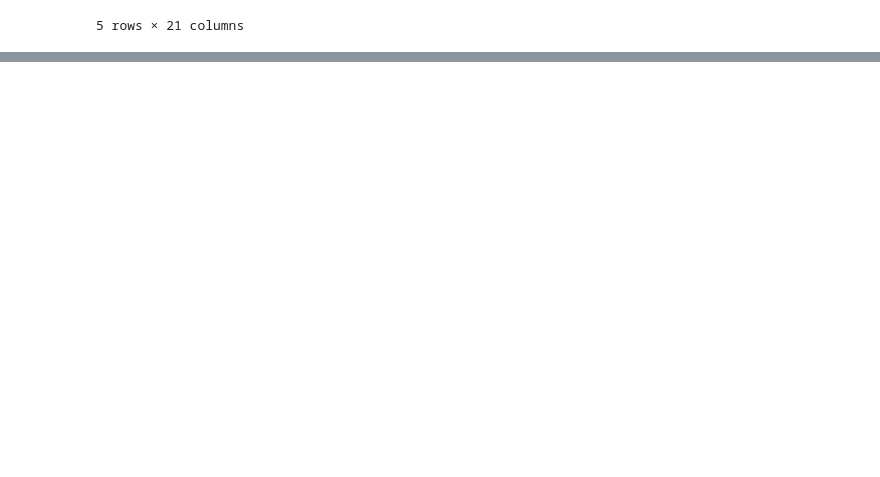
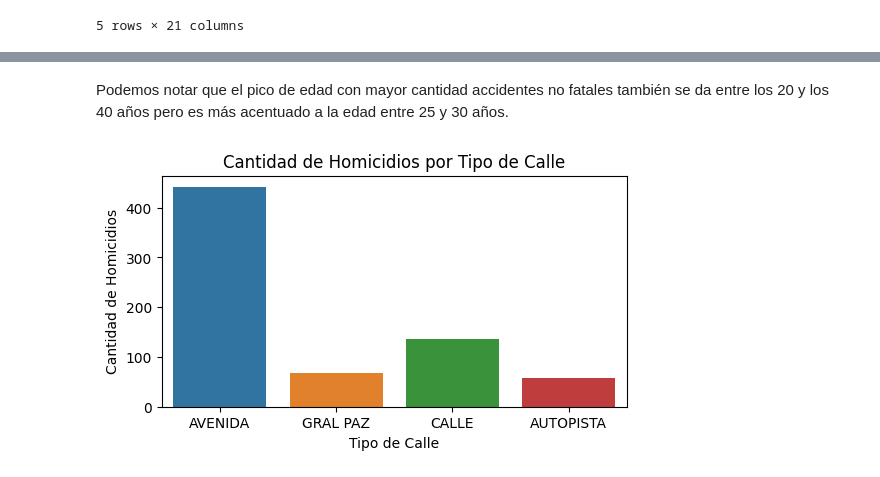
Before and after one commit to torcivita/PI-Siniestros-Viales, a Jupyter notebook: ETL + EDA.ipynb, the cells around one changed output, grey strips where cells are left out. Cells and saved outputs as stored; diff of their text form; code cells hidden in the pictures; blank space fills up the shorter version.

```diff
--- a/ETL + EDA.ipynb
+++ b/ETL + EDA.ipynb
@@ -611,0 +636,12 @@ lesiones_merge.head()
+# %% [markdown]
+Podemos notar que el pico de edad con mayor cantidad accidentes no fatales también se da entre los 20 y los 40 años pero es más acentuado a la edad entre 25 y 30 años.
+# %%
+# Relacionamos el tipo de calle con la cantidad de homicidios
+plt.figure(figsize=(6, 3))
+sns.countplot(x='TIPO_DE_CALLE', data=homicidios_merge)
+plt.title('Cantidad de Homicidios por Tipo de Calle')
+plt.xlabel('Tipo de Calle')
+plt.ylabel('Cantidad de Homicidios')
+plt.show()
+# %% [output]
+[figure, added]
```
Also changed, not shown: parts of 20 cells of this notebook, 5 other files.
